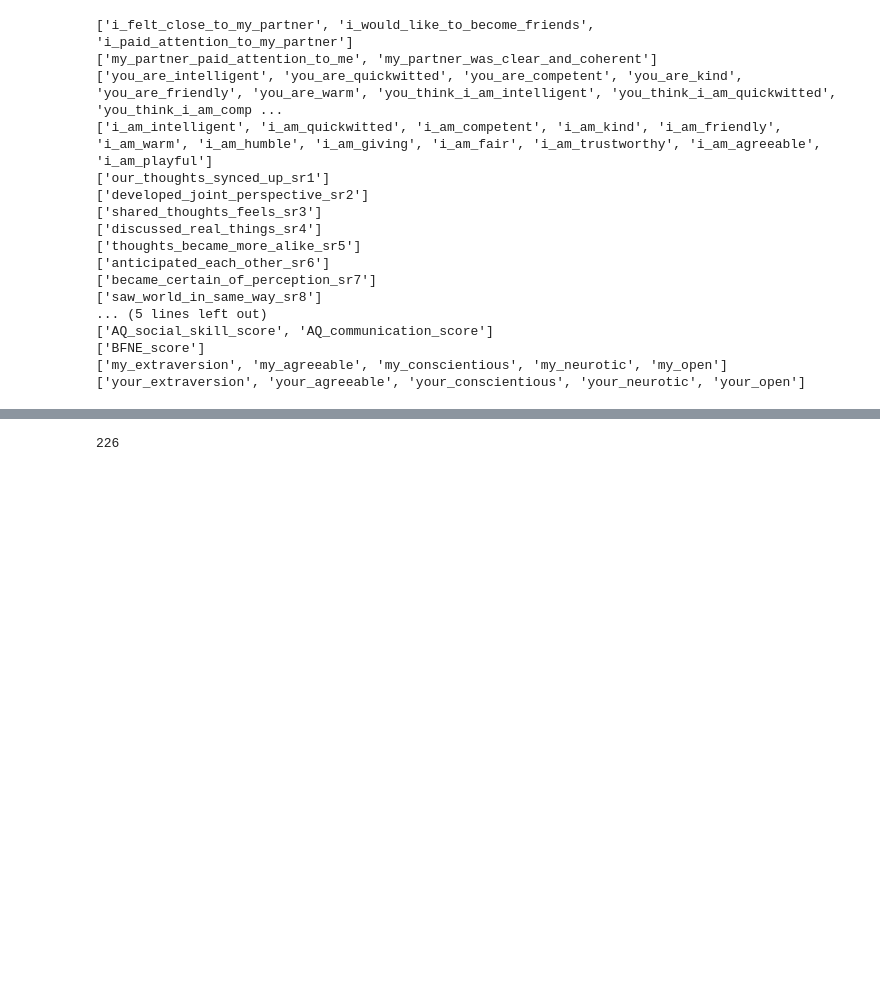
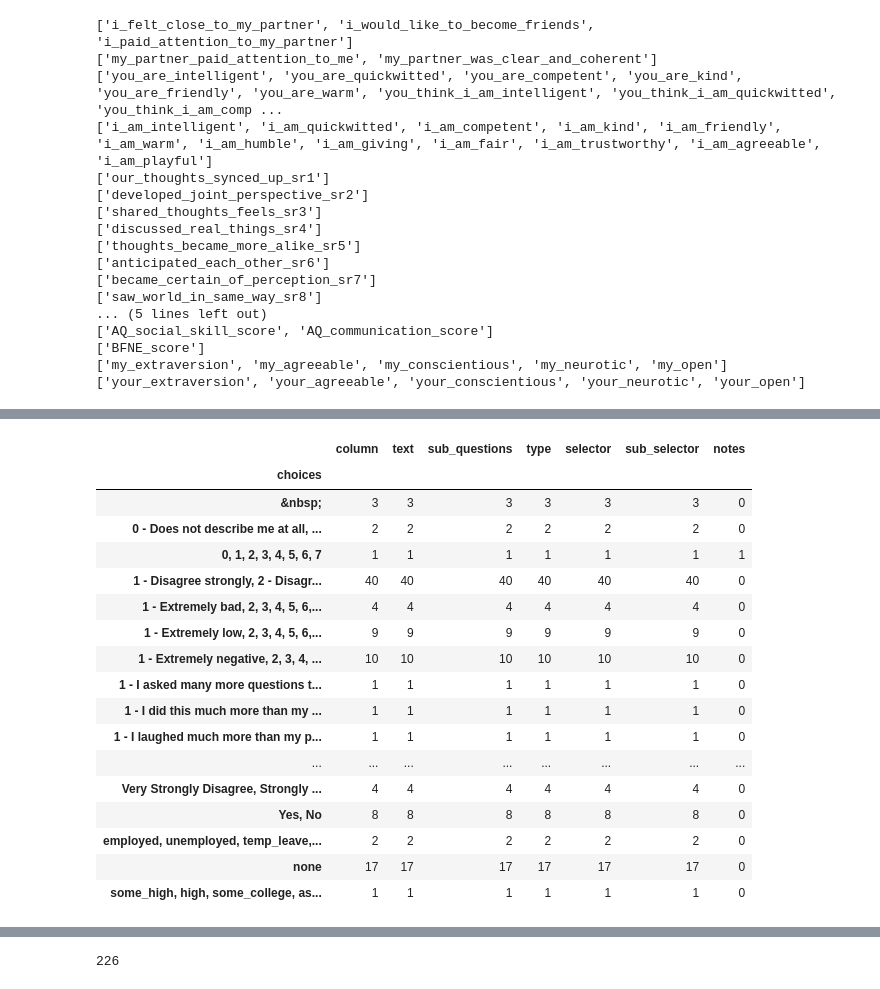
Before and after one commit to Hclover2003/natconv, a Jupyter notebook: natconv.ipynb, the cells around one changed output, grey strips where cells are left out. Saved outputs shown, nothing was run; the diff lists cells and outputs as text; code cells hidden in the pictures; blank space fills up the shorter version.

```diff
--- a/natconv.ipynb
+++ b/natconv.ipynb
@@ -94,0 +146,21 @@ for lst in likert:
+# %%
+datadict[datadict["choices"].notna()].groupby("choices").count()
+# %% [output]
+|  | column | text | sub_questions | type | selector | sub_selector | notes |
+| choices |  |  |  |  |  |  |  |
+| &nbsp; | 3 | 3 | 3 | 3 | 3 | 3 | 0 |
+| 0 - Does not describe me at all, ... | 2 | 2 | 2 | 2 | 2 | 2 | 0 |
+| 0, 1, 2, 3, 4, 5, 6, 7 | 1 | 1 | 1 | 1 | 1 | 1 | 1 |
+| 1 - Disagree strongly, 2 - Disagr... | 40 | 40 | 40 | 40 | 40 | 40 | 0 |
+| 1 - Extremely bad, 2, 3, 4, 5, 6,... | 4 | 4 | 4 | 4 | 4 | 4 | 0 |
+| 1 - Extremely low, 2, 3, 4, 5, 6,... | 9 | 9 | 9 | 9 | 9 | 9 | 0 |
+| 1 - Extremely negative, 2, 3, 4, ... | 10 | 10 | 10 | 10 | 10 | 10 | 0 |
+| 1 - I asked many more questions t... | 1 | 1 | 1 | 1 | 1 | 1 | 0 |
+| 1 - I did this much more than my ... | 1 | 1 | 1 | 1 | 1 | 1 | 0 |
+| 1 - I laughed much more than my p... | 1 | 1 | 1 | 1 | 1 | 1 | 0 |
+| ... | ... | ... | ... | ... | ... | ... | ... |
+| Very Strongly Disagree, Strongly ... | 4 | 4 | 4 | 4 | 4 | 4 | 0 |
+| Yes, No | 8 | 8 | 8 | 8 | 8 | 8 | 0 |
+| employed, unemployed, temp_leave,... | 2 | 2 | 2 | 2 | 2 | 2 | 0 |
+| none | 17 | 17 | 17 | 17 | 17 | 17 | 0 |
+| some_high, high, some_college, as... | 1 | 1 | 1 | 1 | 1 | 1 | 0 |
```
Also changed, not shown: parts of 36 cells of this notebook, 12 other files.
